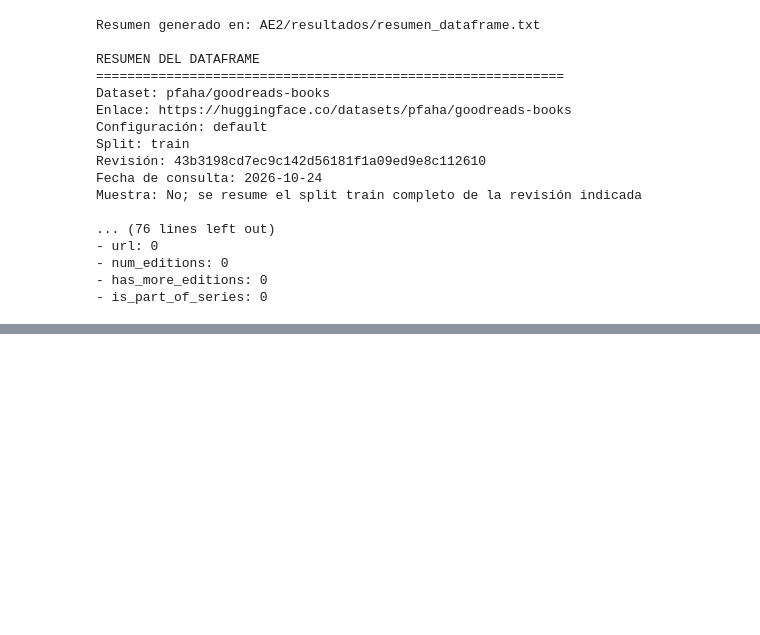
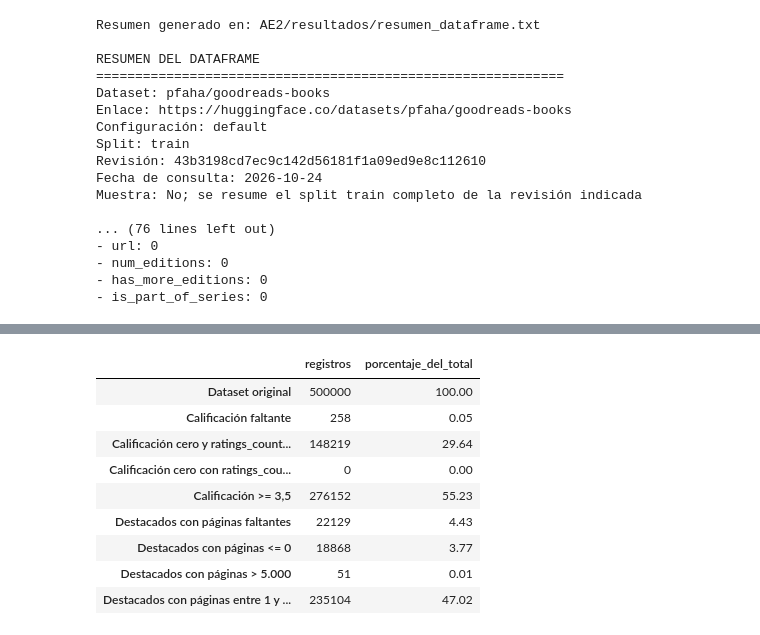
Before and after one commit to nolbertoCarmenGomez1995/RepoMachine_ProInteg3, a Jupyter notebook: AE2/notebooks/AE2_exploracion_goodreads.ipynb, the cells around one changed output, grey strips where cells are left out. Saved outputs shown, nothing was run; the diff lists cells and outputs as text; code cells hidden in the pictures; blank space fills up the shorter version.

```diff
--- a/AE2/notebooks/AE2_exploracion_goodreads.ipynb
+++ b/AE2/notebooks/AE2_exploracion_goodreads.ipynb
@@ -249,0 +301,47 @@ Muestra: No; se resume el split train completo de la revisión indicada
+# %%
+PAGINAS_MIN_VALIDAS, PAGINAS_MAX_VALIDAS = 1, 5000
+mascara_destacados = df_original["average_rating"].ge(3.5)
+destacados = df_original.loc[mascara_destacados].copy()
+mascara_paginas_validas = destacados["pages"].between(
+    PAGINAS_MIN_VALIDAS, PAGINAS_MAX_VALIDAS, inclusive="both"
+)
+destacados_con_paginas_validas = destacados.loc[mascara_paginas_validas].copy()
+
+conteos_poblacion = pd.DataFrame({
+    "registros": [
+        len(df_original),
+        int(df_original["average_rating"].isna().sum()),
+        int((df_original["average_rating"].eq(0) & df_original["ratings_count"].eq(0)).sum()),
+        int((df_original["average_rating"].eq(0) & df_original["ratings_count"].gt(0)).sum()),
+        len(destacados),
+        int(destacados["pages"].isna().sum()),
+        int(destacados["pages"].le(0).sum()),
+        int(destacados["pages"].gt(PAGINAS_MAX_VALIDAS).sum()),
+        len(destacados_con_paginas_validas),
+    ]
+}, index=[
+    "Dataset original",
+    "Calificación faltante",
+    "Calificación cero y ratings_count cero",
+    "Calificación cero con ratings_count positivo",
+    "Calificación >= 3,5",
+    "Destacados con páginas faltantes",
+    "Destacados con páginas <= 0",
+    "Destacados con páginas > 5.000",
+    "Destacados con páginas entre 1 y 5.000",
+])
+conteos_poblacion["porcentaje_del_total"] = (
+    conteos_poblacion["registros"] / len(df_original) * 100
+).round(2)
+conteos_poblacion
+# %% [output]
+|  | registros | porcentaje_del_total |
+| Dataset original | 500000 | 100.00 |
+| Calificación faltante | 258 | 0.05 |
+| Calificación cero y ratings_count... | 148219 | 29.64 |
+| Calificación cero con ratings_cou... | 0 | 0.00 |
+| Calificación >= 3,5 | 276152 | 55.23 |
+| Destacados con páginas faltantes | 22129 | 4.43 |
+| Destacados con páginas <= 0 | 18868 | 3.77 |
+| Destacados con páginas > 5.000 | 51 | 0.01 |
+| Destacados con páginas entre 1 y ... | 235104 | 47.02 |
```
Also changed, not shown: parts of 26 cells of this notebook, 7 other files.
